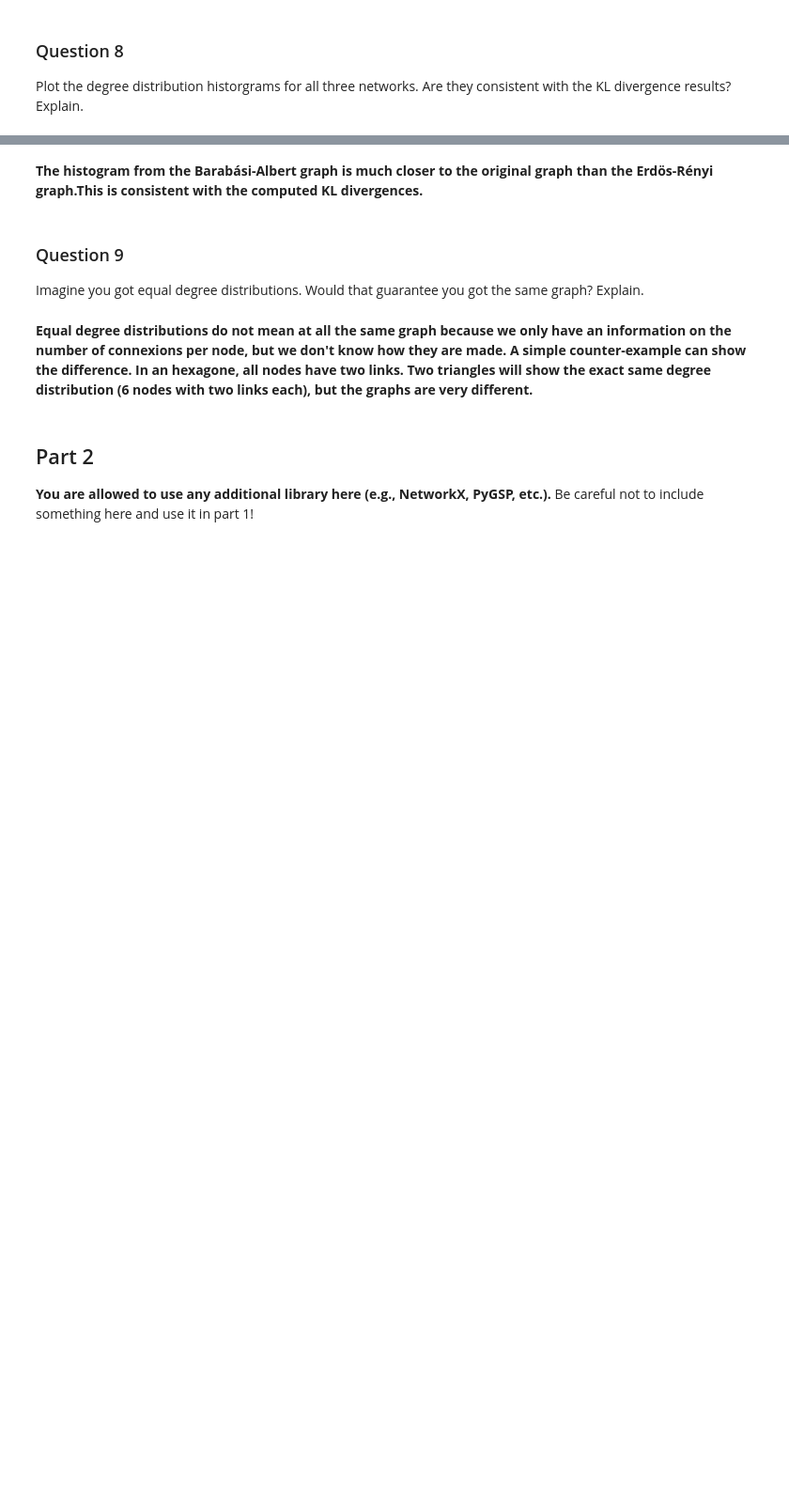
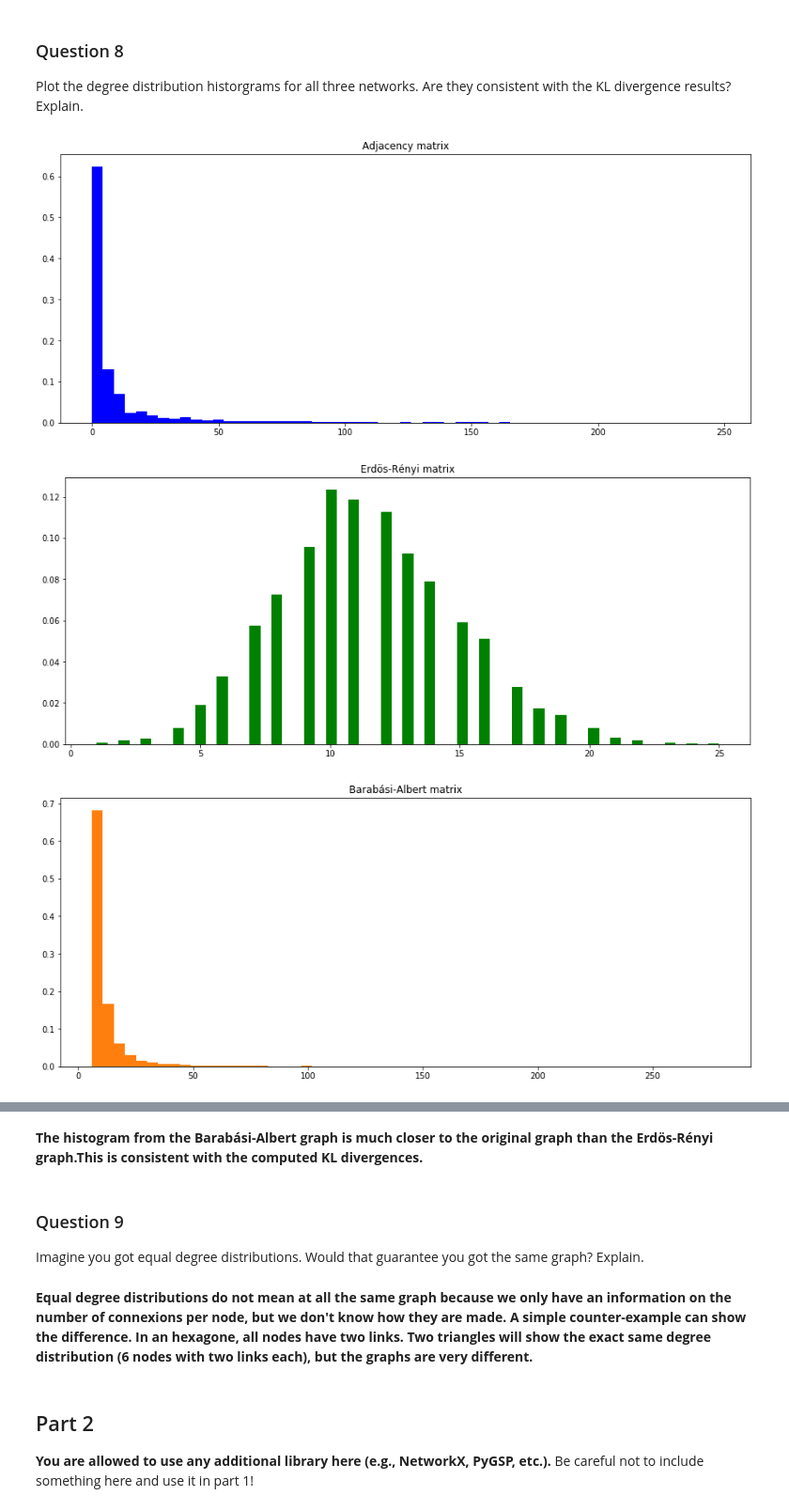
Before and after one commit to AmauV/NTDS, a Jupyter notebook: 2_network_models.ipynb, the cells around one changed output, grey strips where cells are left out. Shown at 94% size. Drawn from its saved outputs; the diff is of its cells as text; code cells hidden in the pictures; blank space fills up the shorter version.

```diff
--- a/2_network_models.ipynb
+++ b/2_network_models.ipynb
@@ -280,33 +300,37 @@ Plot the degree distribution historgrams for all three networks. Are they consis
 # %%
 #Computation of the weights
 weights_adjacency = np.ones_like(degree_adjacency) / float(n_nodes)
 weights_er = np.ones_like(degree_er) / float(n_nodes)
 weights_ba = np.ones_like(degree_ba) / float(n_nodes)
 
 #Plot
 #Just adj
-plt.figure(figsize=(15,8))
+plt.figure(figsize=(15,6))
 plt.hist(degree_adjacency, weights=weights_adjacency, bins=int(np.sqrt(n_nodes)), color='b')
 plt.title('Adjacency matrix')
 plt.show()
 
 #Just ER
-plt.figure(figsize=(15,8))
+plt.figure(figsize=(15,6))
 plt.hist(degree_er, weights=weights_er, bins=int(np.sqrt(n_nodes)), color='g')
 plt.title('Erdös-Rényi matrix')
 plt.show()
 
 #Just BA
-plt.figure(figsize=(15,8))
-plt.hist(degree_ba, weights=weights_ba, bins=int(np.sqrt(n_nodes)), color='k')
+plt.figure(figsize=(15,6))
+plt.hist(degree_ba, weights=weights_ba, bins=int(np.sqrt(n_nodes)), color='tab:orange')
 plt.title('Barabási-Albert matrix')
 plt.show()
 
 #All together
-plt.figure(figsize=(15,8))
+plt.figure(figsize=(15,6))
 plt.hist([degree_adjacency, degree_er,degree_ba], weights=[weights_adjacency, weights_er,weights_ba], bins=int(np.sqrt(n_nodes)), label=['Adjacency matrix','Erdös-Renyi matrix','Barabási-Albert matrix'])
 plt.legend(loc='upper right')
 plt.title('Representation of the airlines traffic')
 plt.ylabel('Proportion');
 plt.xlabel('Number of flights');
 plt.show()
+# %% [output]
+[figure, added]
+[figure, added]
+[figure, added]
```
Also changed, not shown: parts of 29 cells of this notebook.
